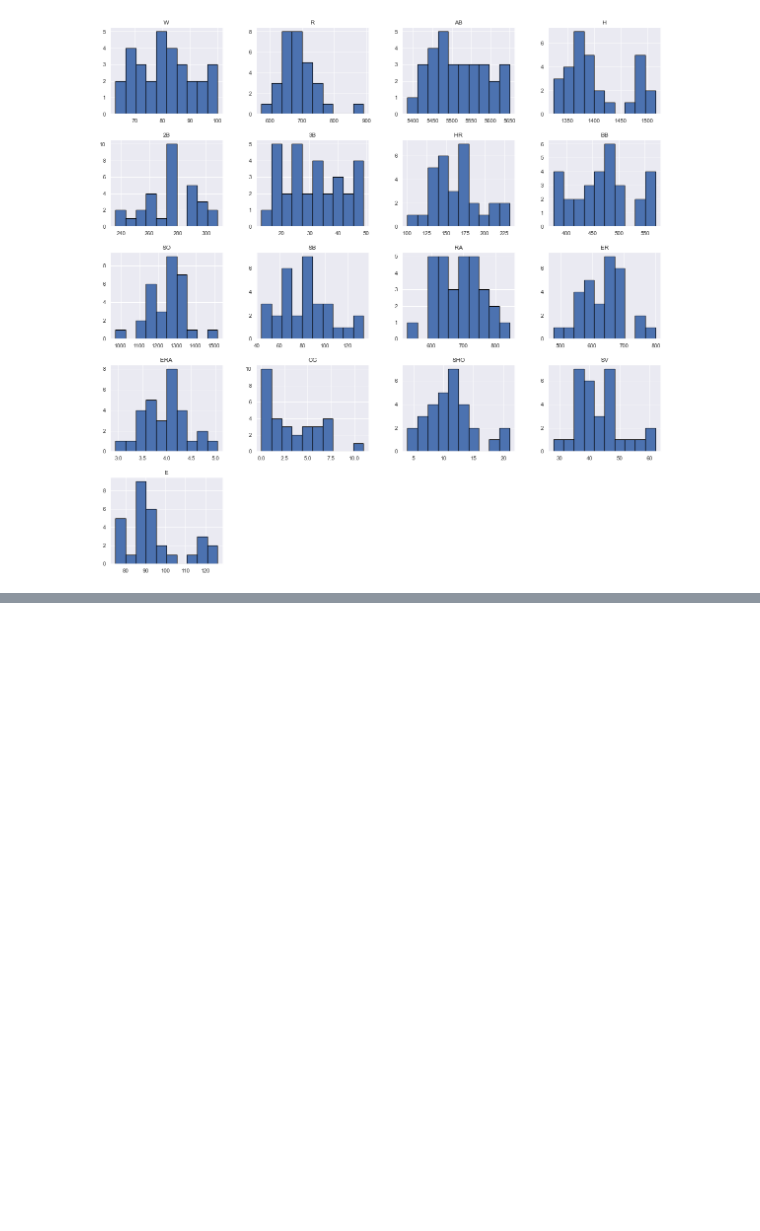
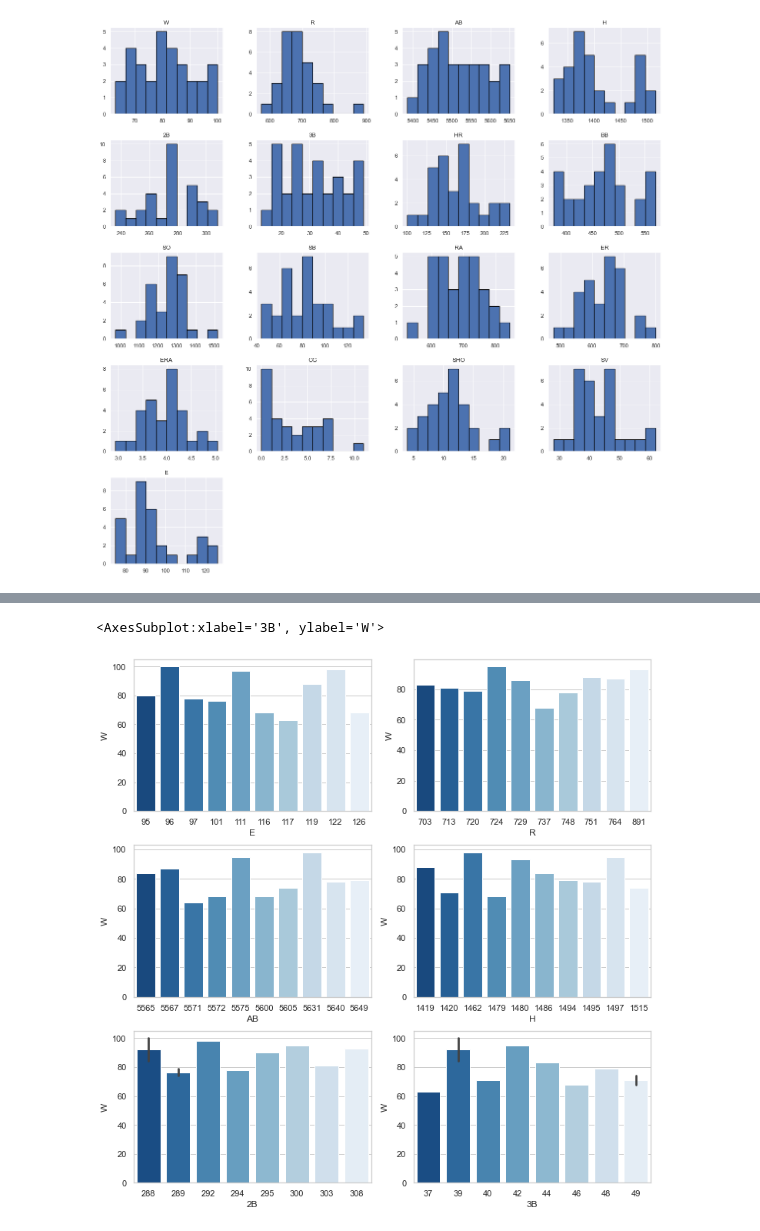
Before and after one commit to PriyankaHaldar-github/DataScienceProjects, a Jupyter notebook: BaseBallWin.ipynb, the cells around one changed output, grey strips where cells are left out. Cells and saved outputs as stored; diff of their text form; code cells hidden in the pictures; blank space fills up the shorter version.

```diff
--- a/BaseBallWin.ipynb
+++ b/BaseBallWin.ipynb
@@ -164,0 +134,24 @@ OverTime : ['Yes' 'No']
+# %%
+# Top Countries based on different criterias
+fig, axes = plt.subplots(nrows=3, ncols=2,constrained_layout=True,figsize=(10,10))
+sns.barplot(x='E',y='W',
+                        data=df.nlargest(10,'E'),
+                        ax=axes[0,0],palette="Blues_r")
+sns.barplot(x='R' ,y='W',
+                        data=df.nlargest(10,'R'),
+                        ax=axes[0,1],palette='Blues_r')
+sns.barplot(x='AB' ,y='W',
+                        data=df.nlargest(10,'AB'),
+                        ax=axes[1,0],palette='Blues_r')
+sns.barplot(x='H' ,y='W',
+                        data=df.nlargest(10,'H'),
+                        ax=axes[1,1],palette='Blues_r')
+sns.barplot(x='2B' ,y='W',
+                        data=df.nlargest(10,'2B'),
+                        ax=axes[2,0],palette='Blues_r')
+sns.barplot(x='3B' ,y='W',
+                        data=df.nlargest(10,'3B'),
+                        ax=axes[2,1],palette='Blues_r')
+# %% [output]
+<AxesSubplot:xlabel='3B', ylabel='W'>
+[figure, added]
```
Also changed, not shown: parts of 20 cells of this notebook.
